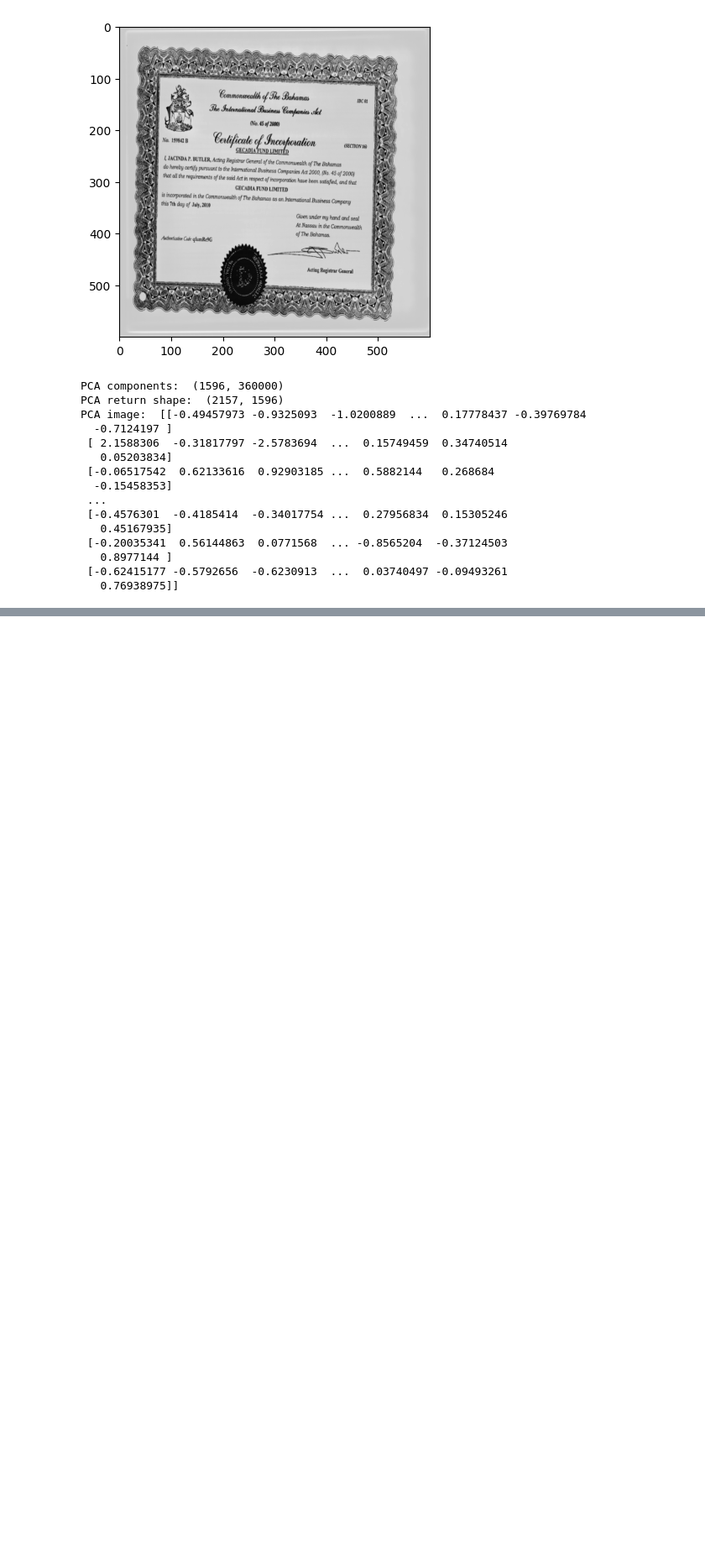
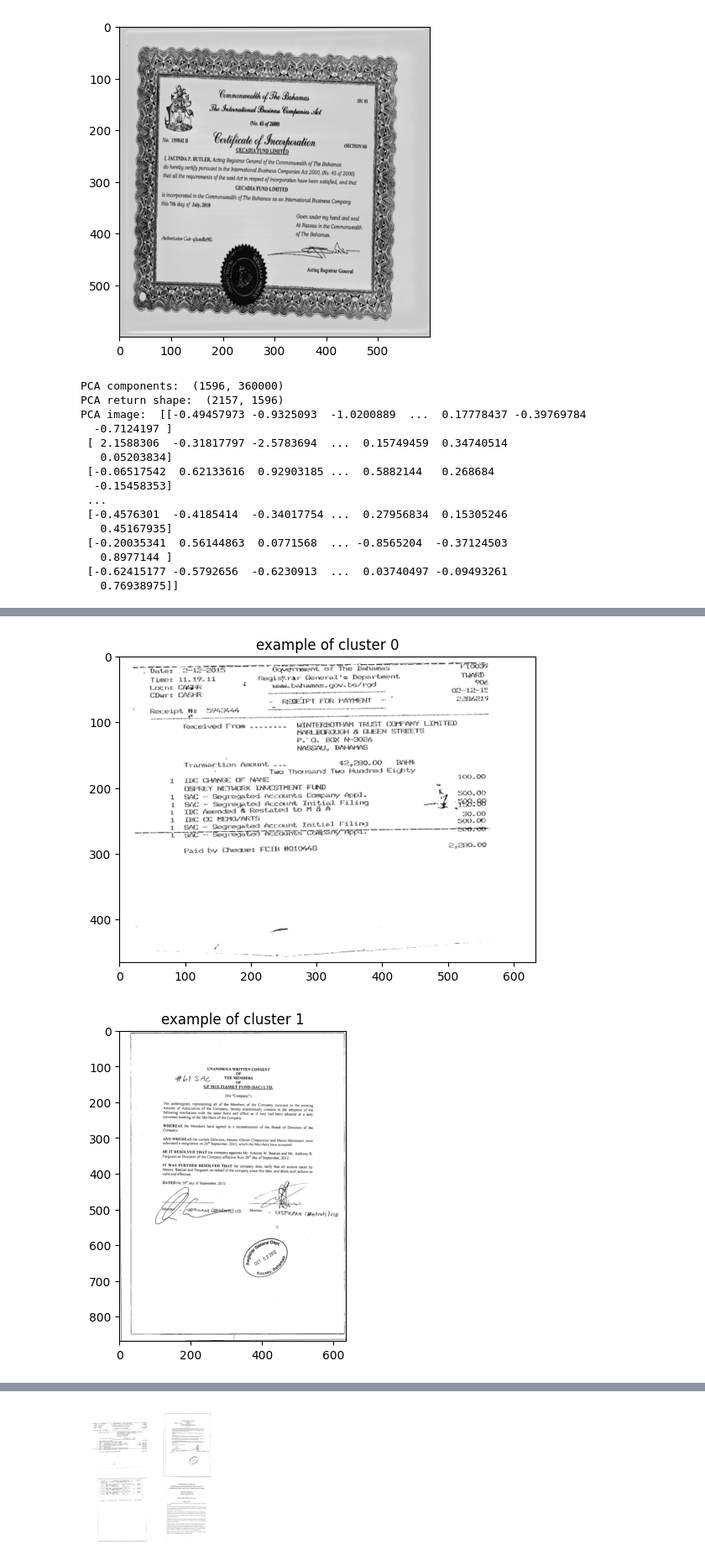
Before and after one commit to KlaraGtknst/topic-analysis-text-data, a Jupyter notebook: image_clustering.ipynb, the cells around one changed output, grey strips where cells are left out. Shown at 84% size. Cells and saved outputs as stored; diff of their text form; code cells hidden in the pictures; blank space fills up the shorter version.

```diff
--- a/image_clustering.ipynb
+++ b/image_clustering.ipynb
@@ -76,5 +80,6 @@ for img in pca.components_[:2]:
 # %%
-image_paths = glob.glob(image_src_path)
-pca_weights = pd.DataFrame({'path': image_paths, 'pca_weights': 0})#columns=['path', 'pca_weights'])
+# save representation of images by linear combination of eigenvectors in dataframe
+pca_weights = pd.DataFrame({'path': image_paths, 'pca_weights': 0})
 pca_weights.set_index('path', inplace=True)
+# inserting a list in a cell, c.f. https://stackoverflow.com/questions/48000225/must-have-equal-len-keys-and-value-when-setting-with-an-iterable
 for i in range(len(image_paths)):
@@ -82,5 +87,3 @@ for i in range(len(image_paths)):
-'''for i in range(len(image_paths)):
-    pca_weights = pca_weights.append({'path': image_paths[i], 'pca_weights': pca_img[i]}, ignore_index=True)'''
 
 pca_weights
 # %% [output]
@@ -103,2 +104,6 @@ pca_weights
 # %%
-# TODO: identify clusters by similar weights (linear combination) of eigenvectors
+# identify clusters by similar weights (linear combination) of eigenvectors
+NUM_CLASSES = 4
+kmeans = KMeans(n_clusters=NUM_CLASSES, random_state=0, n_init="auto").fit(pca_weights['pca_weights'].to_list())
+pca_weights['cluster'] = kmeans.labels_
+display(pca_weights)
@@ -104,0 +125,14 @@ pca_weights
+# %%
+# display sample document per class
+example_images = []
+for i in range(NUM_CLASSES):
+    example_img = pca_weights[pca_weights['cluster'] == i].sample(1).index.values[0]
+    example_images.append(example_img)
+    plt.imshow(cv2.imread(example_img, cv2.IMREAD_GRAYSCALE), cmap='gray')
+    plt.title('example of cluster ' + str(i))
+    plt.show()
+
+create_image_matrix(example_images, dim=int(math.sqrt(NUM_CLASSES)), output_path='/Users/klara/Downloads/')
+# %% [output]
+[figure, added]
+[figure, added]
@@ -104,0 +141 @@ pca_weights
+[figure, added]
```
Also changed, not shown: parts of 11 cells of this notebook.
